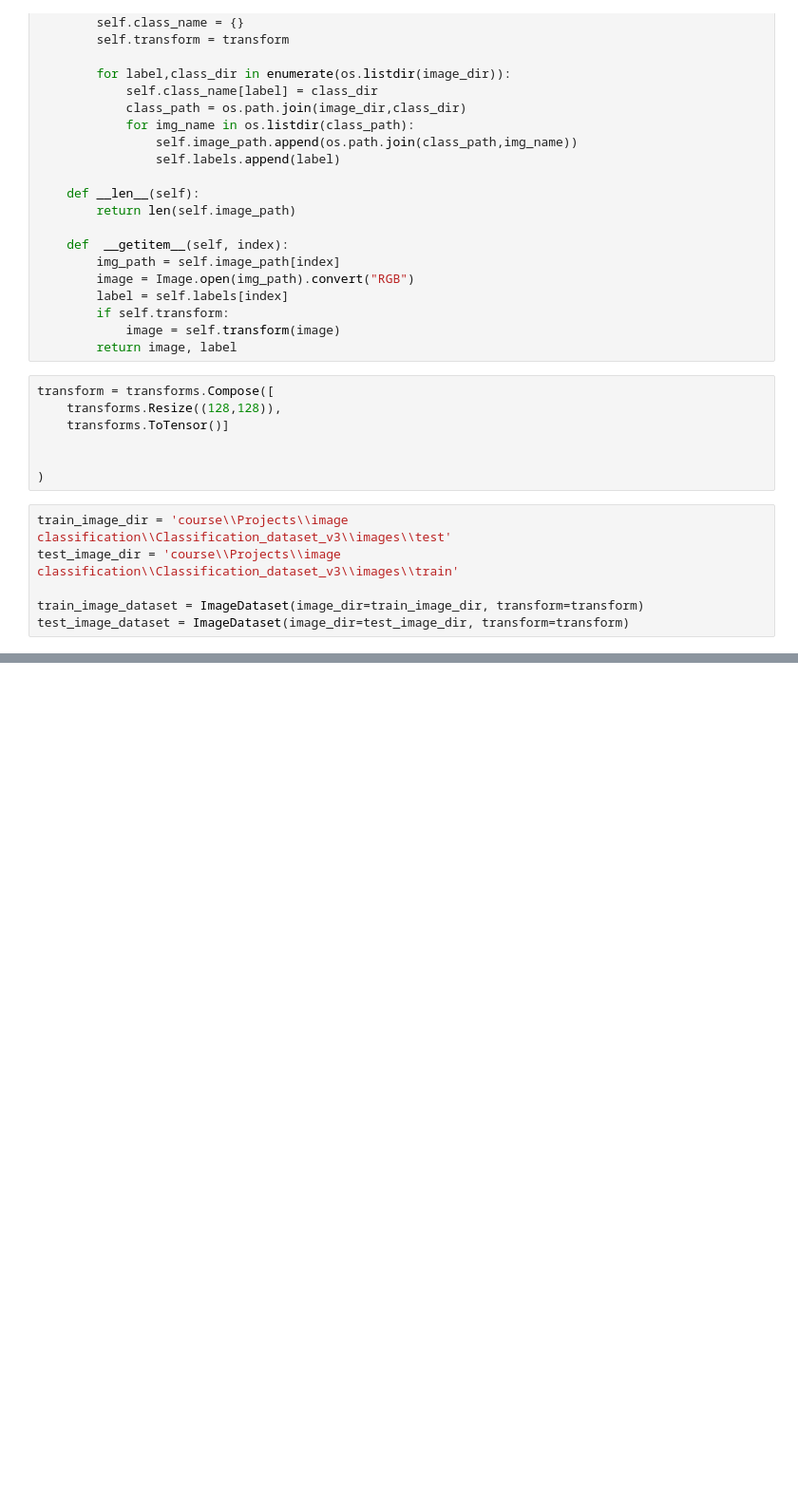
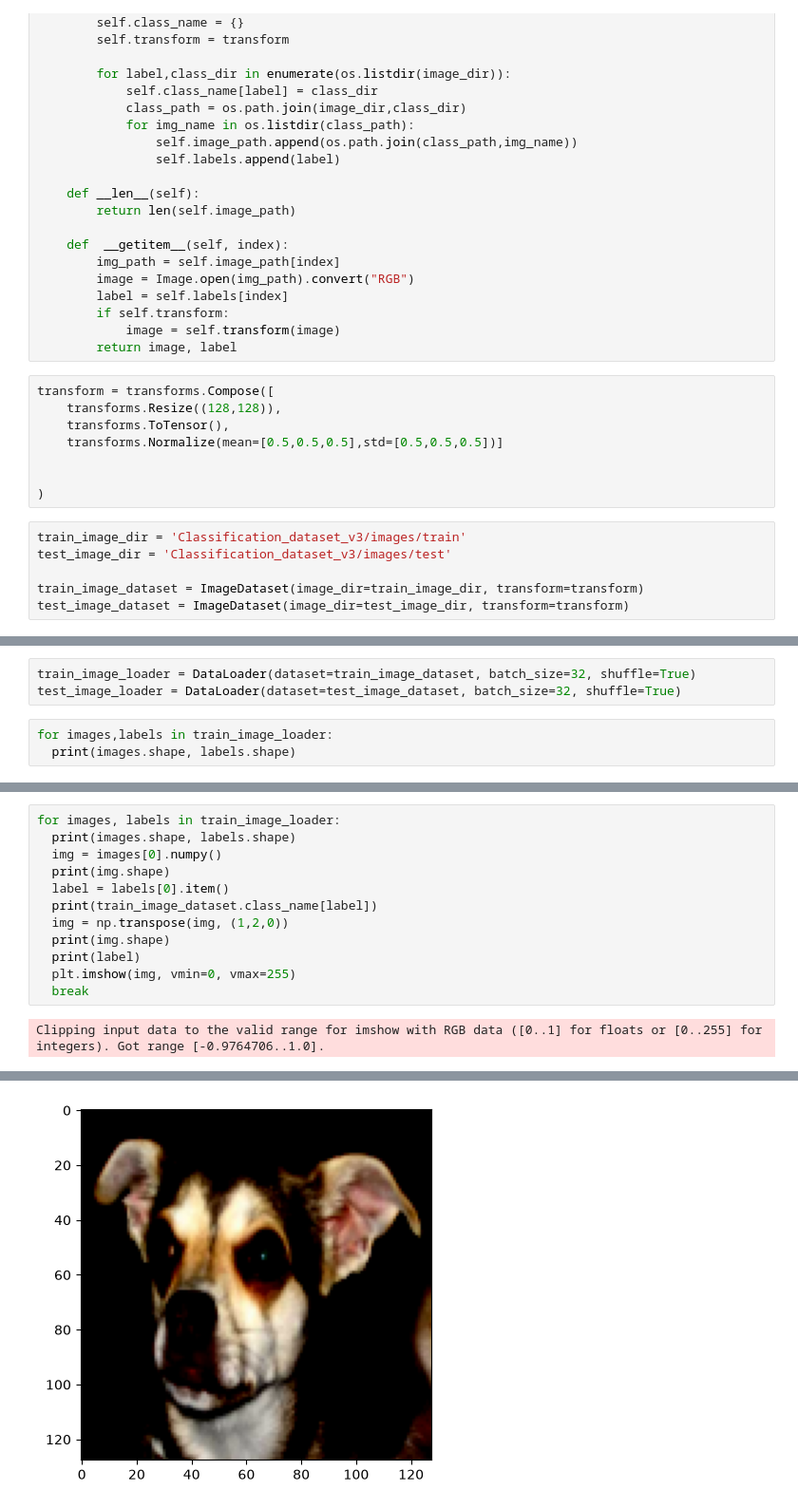
Before and after one commit to Aniket-bapat/computer-vision-projects, a Jupyter notebook: image classification/Train.ipynb, the cells around one changed output, grey strips where cells are left out. Shown at 95% size. Saved outputs shown, nothing was run; the diff lists cells and outputs as text; blank space fills up the shorter version.

```diff
--- a/image classification/Train.ipynb
+++ b/image classification/Train.ipynb
@@ -33,13 +33,14 @@ class ImageDataset(Dataset):
 # %%
 transform = transforms.Compose([
     transforms.Resize((128,128)),
-    transforms.ToTensor()]
+    transforms.ToTensor(),
+    transforms.Normalize(mean=[0.5,0.5,0.5],std=[0.5,0.5,0.5])]
 
 
 )
 # %%
-train_image_dir = 'course\\Projects\\image classification\\Classification_dataset_v3\\images\\test'
-test_image_dir = 'course\\Projects\\image classification\\Classification_dataset_v3\\images\\train'
+train_image_dir = 'Classification_dataset_v3/images/train'
+test_image_dir = 'Classification_dataset_v3/images/test'
 
 train_image_dataset = ImageDataset(image_dir=train_image_dir, transform=transform)
 test_image_dataset = ImageDataset(image_dir=test_image_dir, transform=transform)
@@ -47,0 +47,6 @@ FileNotFoundError: [WinError 3] The system cannot find the path specified: '/con
+# %%
+train_image_loader = DataLoader(dataset=train_image_dataset, batch_size=32, shuffle=True)
+test_image_loader = DataLoader(dataset=test_image_dataset, batch_size=32, shuffle=True)
+# %%
+for images,labels in train_image_loader:
+  print(images.shape, labels.shape)
@@ -47,0 +74,14 @@ FileNotFoundError: [WinError 3] The system cannot find the path specified: '/con
+# %%
+for images, labels in train_image_loader:
+  print(images.shape, labels.shape)
+  img = images[0].numpy()
+  print(img.shape)
+  label = labels[0].item()
+  print(train_image_dataset.class_name[label])
+  img = np.transpose(img, (1,2,0))
+  print(img.shape)
+  print(label)
+  plt.imshow(img, vmin=0, vmax=255)
+  break
+# %% [output]
+Clipping input data to the valid range for imshow with RGB data ([0..1] for floats or [0..255] for integers). Got range [-0.9764706..1.0].
@@ -47,0 +93 @@ FileNotFoundError: [WinError 3] The system cannot find the path specified: '/con
+[figure, added]
```
Also changed, not shown: parts of 16 cells of this notebook, 2 other files.
